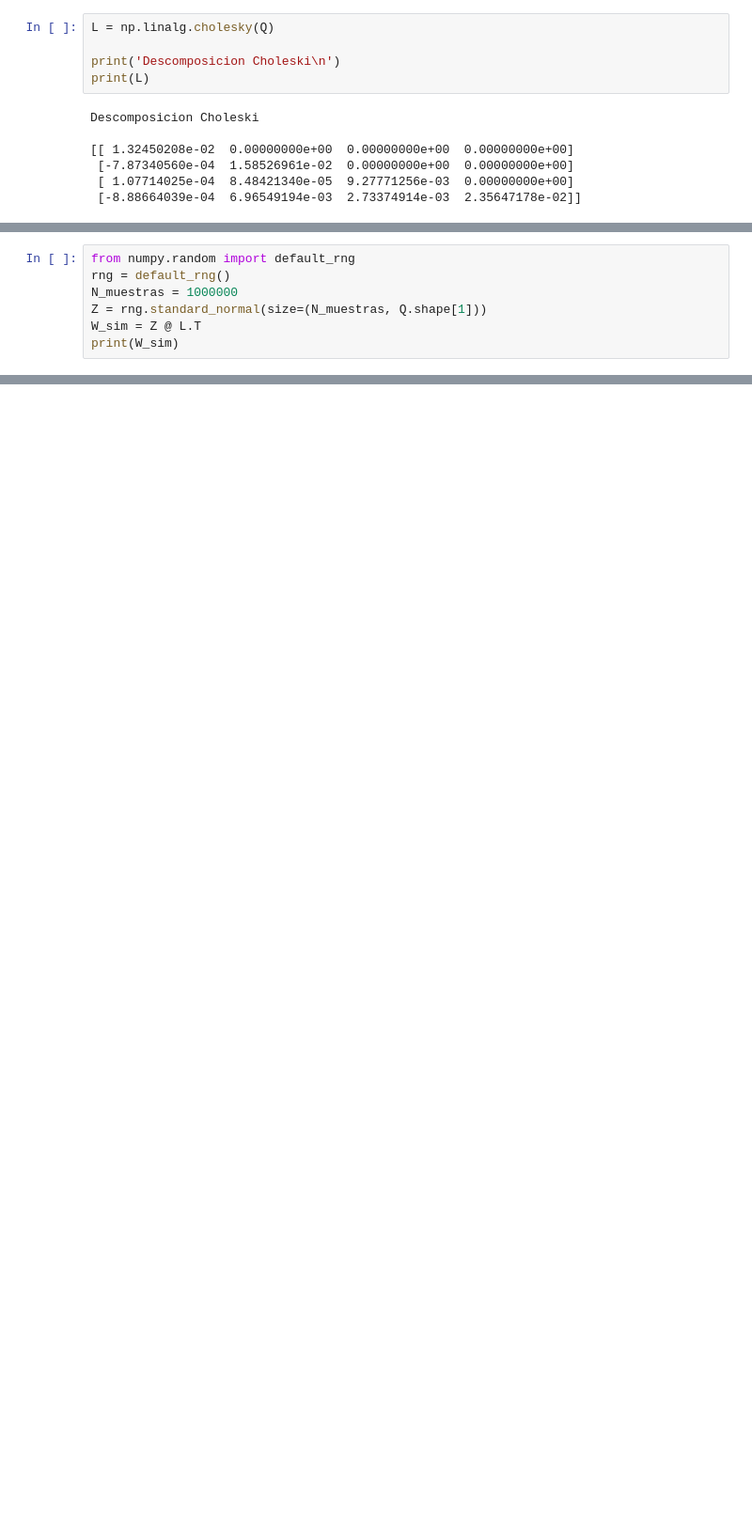
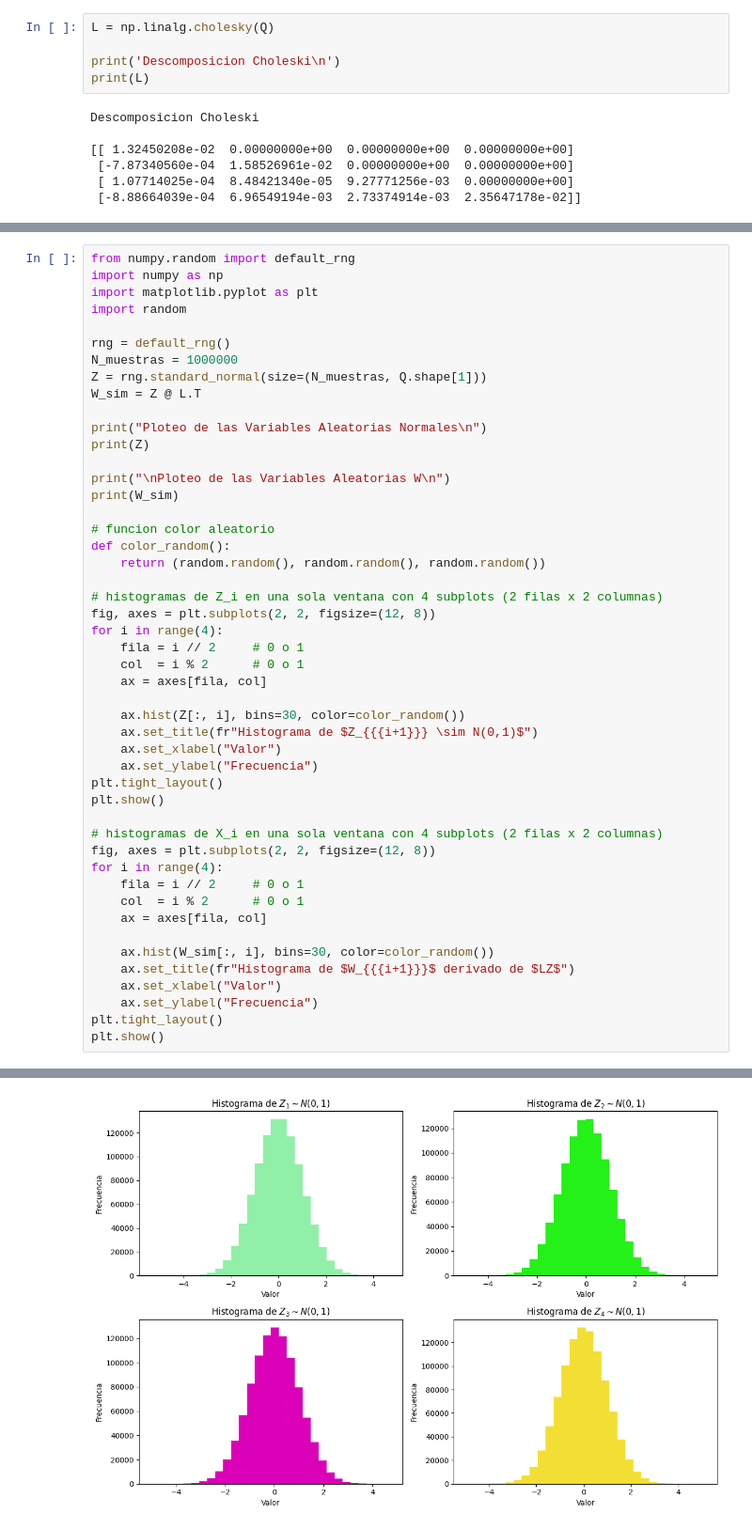
Before and after one commit to CeSaRLoPeZArTeAgA/PROBLEMAS-EN-LA-INDUSTRIA, a Jupyter notebook: DATA_BVL/Portafolio.ipynb, the cells around one changed output, grey strips where cells are left out. Shown at 94% size. Saved outputs shown, nothing was run; the diff lists cells and outputs as text; blank space fills up the shorter version.

```diff
--- a/DATA_BVL/Portafolio.ipynb
+++ b/DATA_BVL/Portafolio.ipynb
@@ -239,8 +230,49 @@ Definicion de Variable Normal - Librerias
 # %%
 from numpy.random import default_rng
+import numpy as np
+import matplotlib.pyplot as plt
+import random
+
 rng = default_rng()
 N_muestras = 1000000
 Z = rng.standard_normal(size=(N_muestras, Q.shape[1]))
 W_sim = Z @ L.T
+
+print("Ploteo de las Variables Aleatorias Normales\n")
+print(Z)
+
+print("\nPloteo de las Variables Aleatorias W\n")
 print(W_sim)
+
+# funcion color aleatorio
+def color_random():
+    return (random.random(), random.random(), random.random())
+
+# histogramas de Z_i en una sola ventana con 4 subplots (2 filas x 2 columnas)
+fig, axes = plt.subplots(2, 2, figsize=(12, 8))
+for i in range(4):
+    fila = i // 2     # 0 o 1
+    col  = i % 2      # 0 o 1
+    ax = axes[fila, col]
+
+    ax.hist(Z[:, i], bins=30, color=color_random())
+    ax.set_title(fr"Histograma de $Z_{{{i+1}}} \sim N(0,1)$")
+    ax.set_xlabel("Valor")
+    ax.set_ylabel("Frecuencia")
+plt.tight_layout()
+plt.show()
+
+# histogramas de X_i en una sola ventana con 4 subplots (2 filas x 2 columnas)
+fig, axes = plt.subplots(2, 2, figsize=(12, 8))
+for i in range(4):
+    fila = i // 2     # 0 o 1
+    col  = i % 2      # 0 o 1
+    ax = axes[fila, col]
+
+    ax.hist(W_sim[:, i], bins=30, color=color_random())
+    ax.set_title(fr"Histograma de $W_{{{i+1}}}$ derivado de $LZ$")
+    ax.set_xlabel("Valor")
+    ax.set_ylabel("Frecuencia")
+plt.tight_layout()
+plt.show()
 # %% [output]
@@ -253,0 +298 @@ print(W_sim)
+[figure, added]
```
Also changed, not shown: parts of 22 cells of this notebook, 22 other files.
